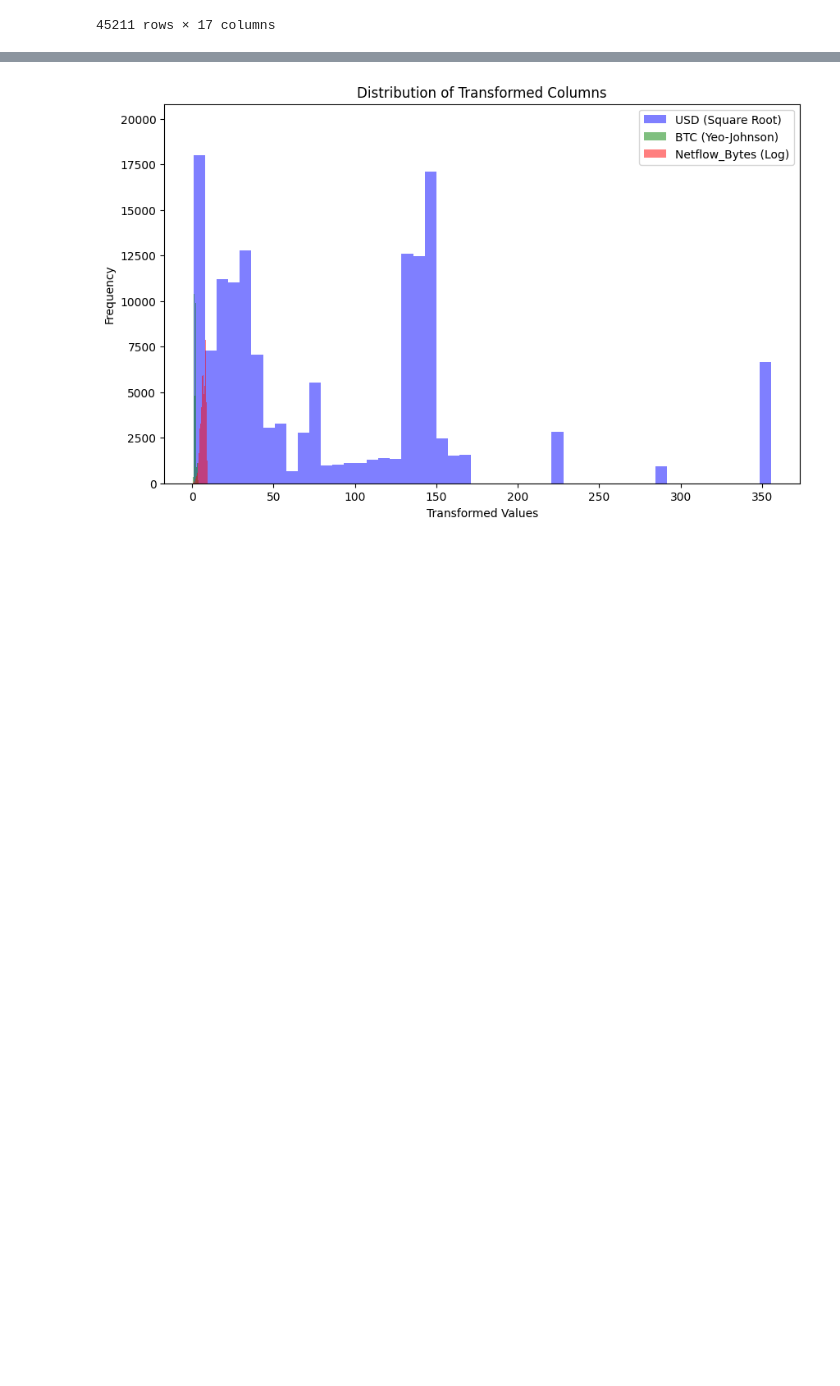
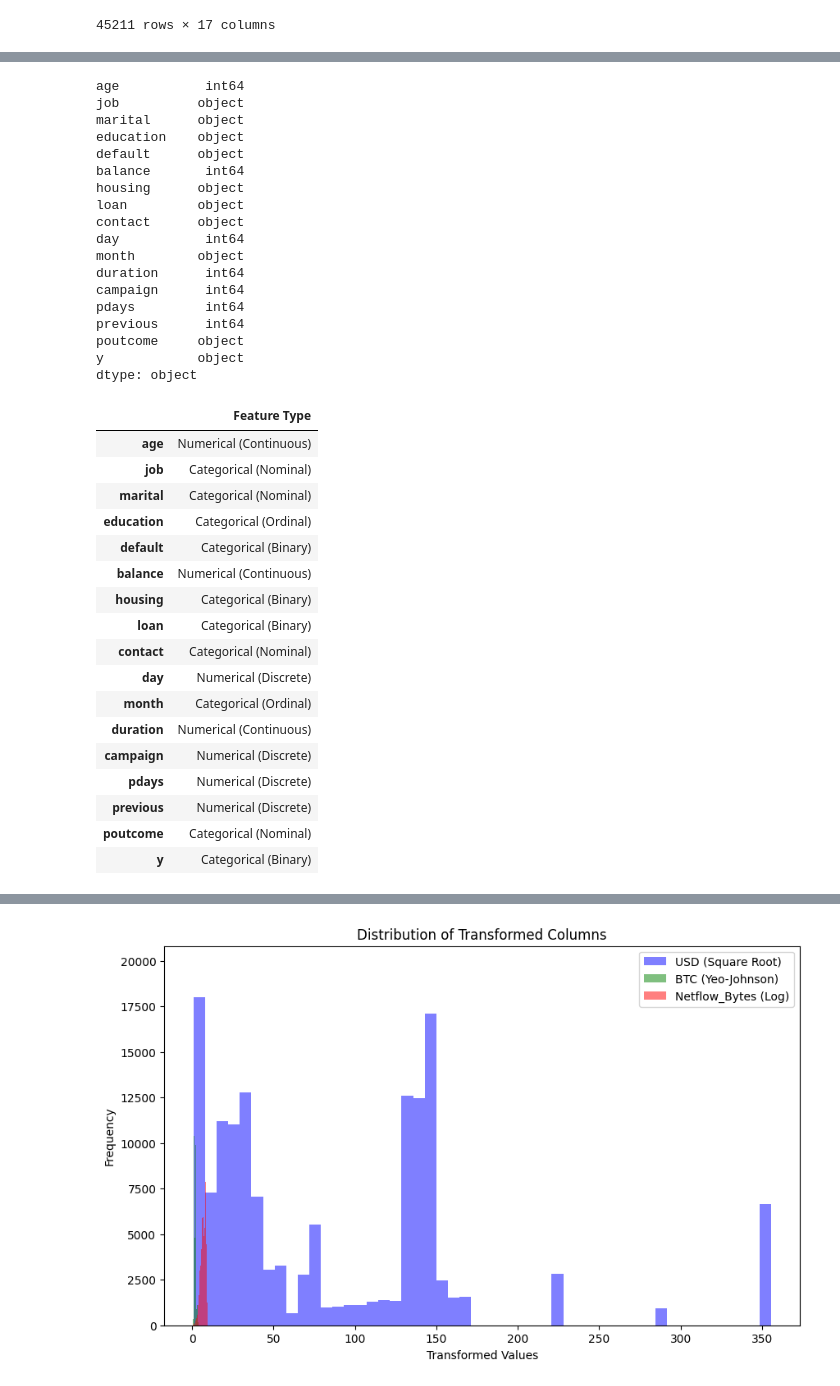
Before and after one commit to SNMaduna/MLSupervised1, a Jupyter notebook: ugransome-machine-learning-python-notebook (1) (2).ipynb, the cells around one changed output, grey strips where cells are left out. Saved outputs shown, nothing was run; the diff lists cells and outputs as text; code cells hidden in the pictures; blank space fills up the shorter version.

```diff
--- a/ugransome-machine-learning-python-notebook (1) (2).ipynb
+++ b/ugransome-machine-learning-python-notebook (1) (2).ipynb
@@ -110,0 +119,66 @@ Number of duplicate rows:  0
+# %%
+# Data Exploration
+# Check data types
+print(cleaning.dtypes)
+
+# Manual classification
+feature_types = {
+    'age': 'Numerical (Continuous)',
+    'job': 'Categorical (Nominal)',
+    'marital': 'Categorical (Nominal)',
+    'education': 'Categorical (Ordinal)',
+    'default': 'Categorical (Binary)',
+    'balance': 'Numerical (Continuous)',
+    'housing': 'Categorical (Binary)',
+    'loan': 'Categorical (Binary)',
+    'contact': 'Categorical (Nominal)',
+    'day': 'Numerical (Discrete)',
+    'month': 'Categorical (Ordinal)',
+    'duration': 'Numerical (Continuous)',
+    'campaign': 'Numerical (Discrete)',
+    'pdays': 'Numerical (Discrete)',
+    'previous': 'Numerical (Discrete)',
+    'poutcome': 'Categorical (Nominal)',
+    'y': 'Categorical (Binary)'  # Target variable: yes/no
+}
+
+# Convert to DataFrame
+feature_type_df = pd.DataFrame.from_dict(feature_types, orient='index', columns=['Feature Type'])
+display(feature_type_df)
+# %% [output]
+age           int64
+job          object
+marital      object
+education    object
+default      object
+balance       int64
+housing      object
+loan         object
+contact      object
+day           int64
+month        object
+duration      int64
+campaign      int64
+pdays         int64
+previous      int64
+poutcome     object
+y            object
+dtype: object
+|  | Feature Type |
+| age | Numerical (Continuous) |
+| job | Categorical (Nominal) |
+| marital | Categorical (Nominal) |
+| education | Categorical (Ordinal) |
+| default | Categorical (Binary) |
+| balance | Numerical (Continuous) |
+| housing | Categorical (Binary) |
+| loan | Categorical (Binary) |
+| contact | Categorical (Nominal) |
+| day | Numerical (Discrete) |
+| month | Categorical (Ordinal) |
+| duration | Numerical (Continuous) |
+| campaign | Numerical (Discrete) |
+| pdays | Numerical (Discrete) |
+| previous | Numerical (Discrete) |
+| poutcome | Categorical (Nominal) |
+| y | Categorical (Binary) |
```
Also changed, not shown: parts of 2 cells of this notebook.
